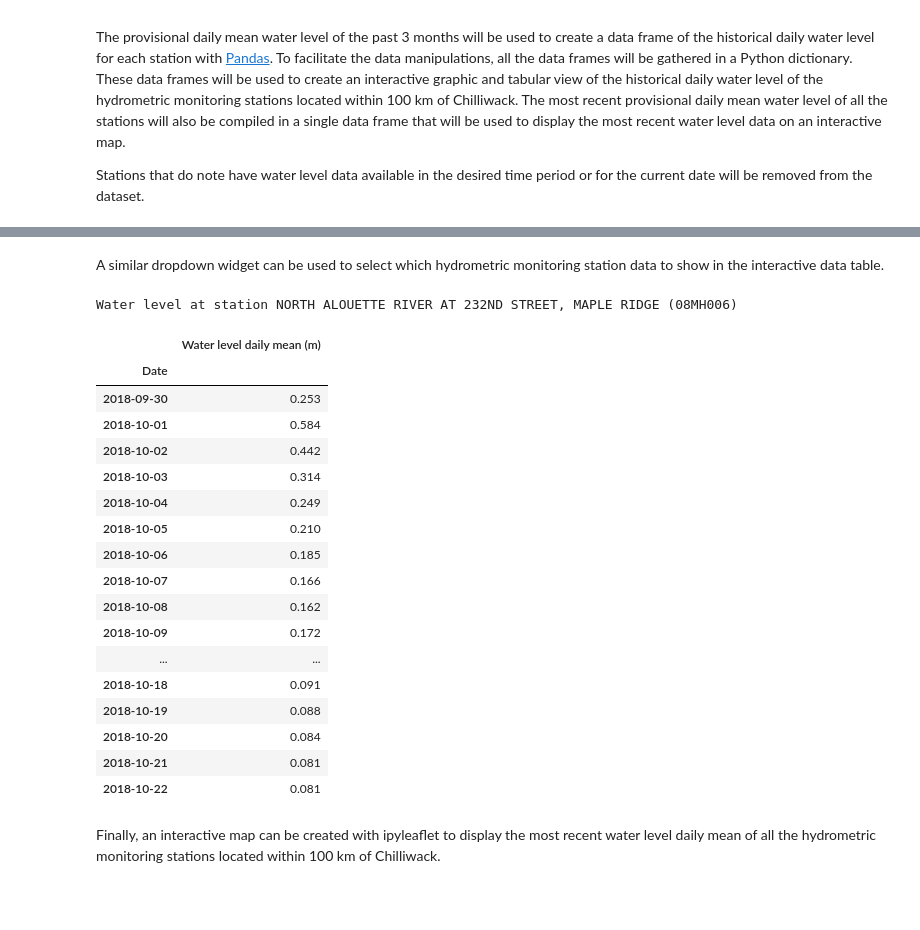
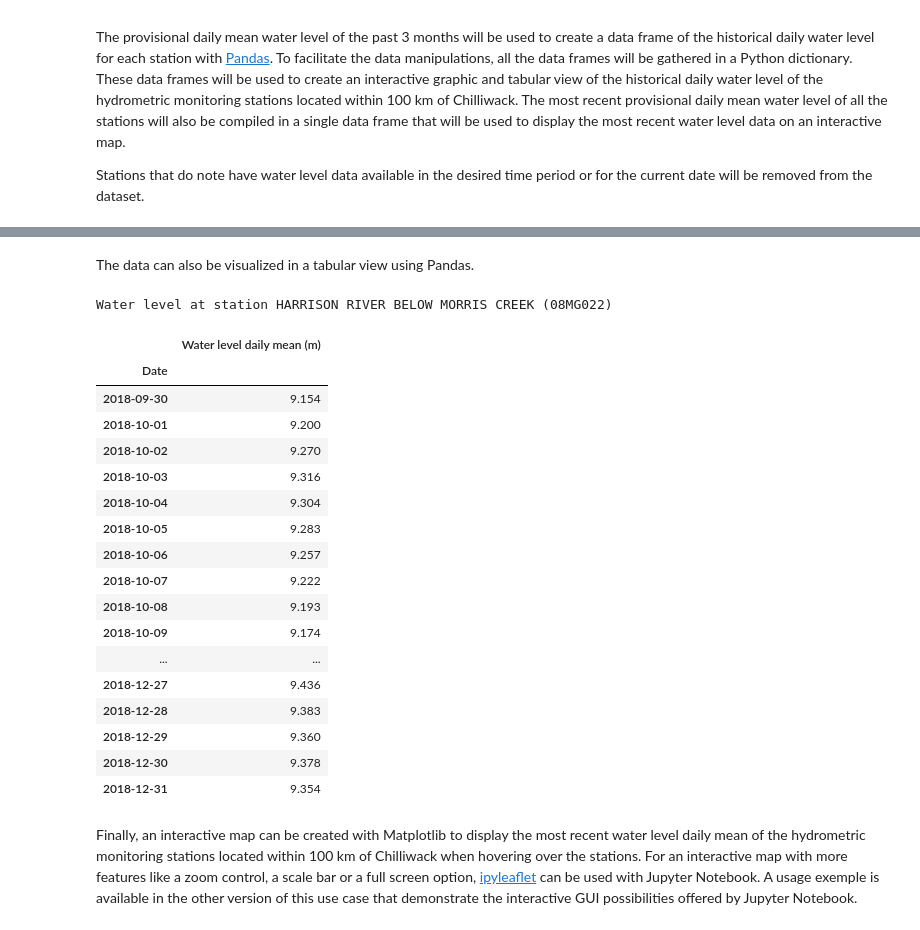
Before and after one commit to marieevelb/oafeat-use-case, a Jupyter notebook: docs/use-case-oafeat-en-static.ipynb, the cells around one changed output, grey strips where cells are left out. Cells and saved outputs as stored; diff of their text form; code cells hidden in the pictures; blank space fills up the shorter version.

Commit message:
Finished static version and verified interactive version

```diff
--- a/docs/use-case-oafeat-en-static.ipynb
+++ b/docs/use-case-oafeat-en-static.ipynb
@@ -306,49 +320,53 @@ plt.show()
-# %% [markdown]
-A similar dropdown widget can be used to select which hydrometric monitoring station data to show in the interactive data table.
+# %% [markdown]
+The data can also be visualized in a tabular view using Pandas.
 # %%
 # Creation of the table
+
+# Hydrometric station to dispay in the table
+station_displayed_t = stations[1]
 
 # Option to show all rows
 pd.set_option("max_rows", None)
 
 
 # Function to show the table of the chosen hydrometric station
 def data_table(station):
     # Print table title
     print(
-        f"Water level at station "
+        "Water level at station "
         + f"{hydrometric_data[station]['STATION_NAME'][0]}"
         + f" ({station})"
     )
     # Selecting the desired columns and changing the columns names
     displayed_df = hydrometric_data[station][["LEVEL"]].rename(
         columns={
             "LEVEL": "Water level daily mean (m)",
         }
     )
     displayed_df.index = displayed_df.index.rename("Date")
     return displayed_df
 
-data_table(stations[8])
+
+data_table(station_displayed_t)
 # %% [output]
-Water level at station NORTH ALOUETTE RIVER AT 232ND STREET, MAPLE RIDGE (08MH006)
+Water level at station HARRISON RIVER BELOW MORRIS CREEK (08MG022)
 |  | Water level daily mean (m) |
 | Date |  |
-| 2018-09-30 | 0.253 |
-| 2018-10-01 | 0.584 |
-| 2018-10-02 | 0.442 |
-| 2018-10-03 | 0.314 |
-| 2018-10-04 | 0.249 |
-| 2018-10-05 | 0.210 |
-| 2018-10-06 | 0.185 |
-| 2018-10-07 | 0.166 |
-| 2018-10-08 | 0.162 |
-| 2018-10-09 | 0.172 |
+| 2018-09-30 | 9.154 |
+| 2018-10-01 | 9.200 |
+| 2018-10-02 | 9.270 |
+| 2018-10-03 | 9.316 |
+| 2018-10-04 | 9.304 |
+| 2018-10-05 | 9.283 |
+| 2018-10-06 | 9.257 |
+| 2018-10-07 | 9.222 |
+| 2018-10-08 | 9.193 |
+| 2018-10-09 | 9.174 |
 | ... | ... |
-| 2018-10-18 | 0.091 |
-| 2018-10-19 | 0.088 |
-| 2018-10-20 | 0.084 |
-| 2018-10-21 | 0.081 |
-| 2018-10-22 | 0.081 |
+| 2018-12-27 | 9.436 |
+| 2018-12-28 | 9.383 |
+| 2018-12-29 | 9.360 |
+| 2018-12-30 | 9.378 |
+| 2018-12-31 | 9.354 |
 # %% [markdown]
-Finally, an interactive map can be created with ipyleaflet to display the most recent water level daily mean of all the hydrometric monitoring stations located within 100 km of Chilliwack.
+Finally, an interactive map can be created with Matplotlib to display the most recent water level daily mean of the hydrometric monitoring stations located within 100 km of Chilliwack when hovering over the stations. For an interactive map with more features like a zoom control, a scale bar or a full screen option, [ipyleaflet](https://ipyleaflet.readthedocs.io/en/latest/index.html) can be used with Jupyter Notebook. A usage exemple is available in the other version of this use case that demonstrate the interactive GUI possibilities offered by Jupyter Notebook.
```
Also changed, not shown: parts of 7 cells of this notebook, 3 other files.
